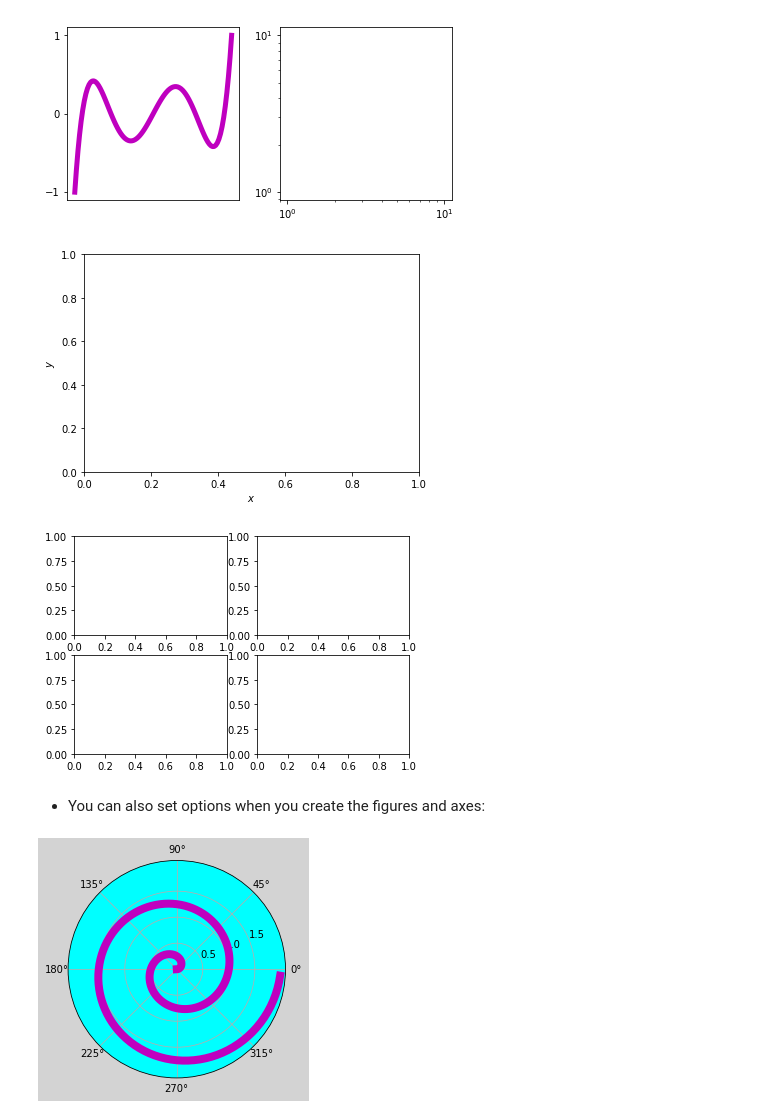
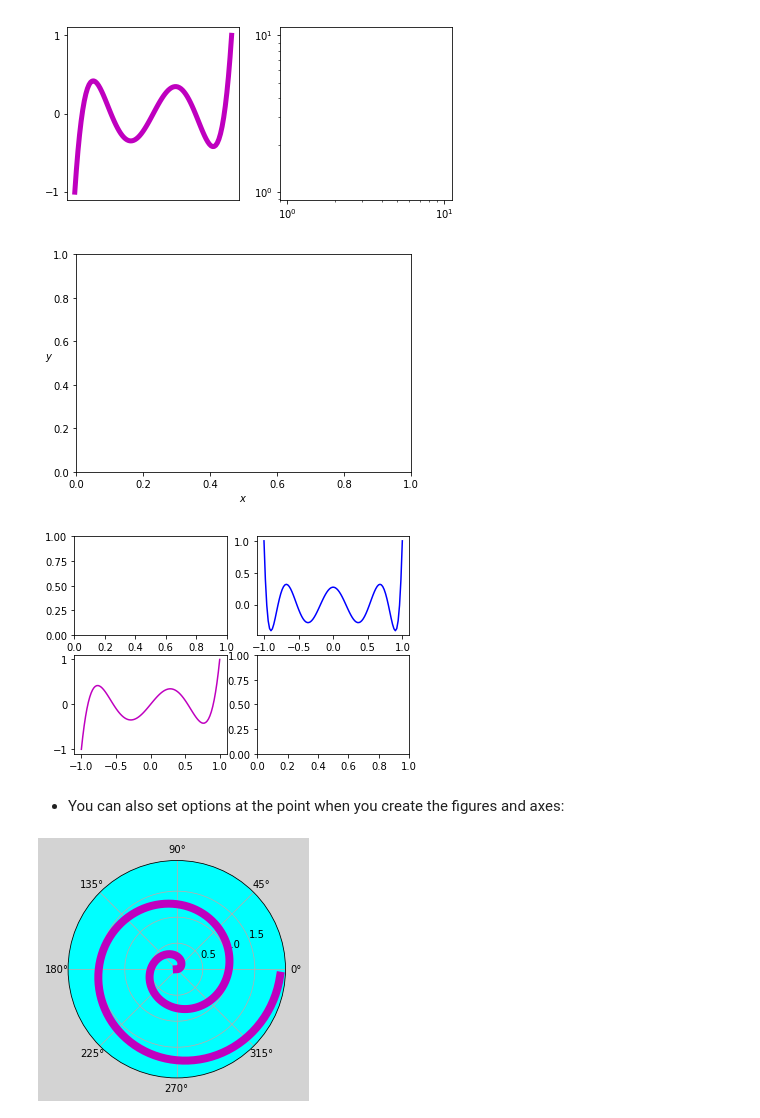
Before and after one commit to o-smith/matplotlibtutorial, a Jupyter notebook: tutorial.ipynb, the cells around one changed output. Cells and saved outputs as stored; diff of their text form; code cells hidden in the pictures.

```diff
--- a/tutorial.ipynb
+++ b/tutorial.ipynb
@@ -155,18 +185,23 @@ ax0 = fig.add_subplot(111)
 
 #Labels can be set like this
 ax0.set_xlabel("$x$")
-ax0.set_ylabel("$y$")
+ax0.set_ylabel("$y$", rotation=0)
 plt.show()
 # %% [output]
-[figure, old version]
+[figure, new version]
 # %%
 #Another, more compact notation you might see
 fig, axvec = plt.subplots(2, 2)
+
+#axvec is now a matrix containing the 4 axis objects
+#We can access each individual axis like this
+axvec[1,0].plot(x,y,'m-')
+axvec[0,1].plot(x,y2,'b-')
 plt.show()
 # %% [output]
-[figure, old version]
+[figure, new version]
 # %% [markdown]
-* You can also set options when you create the figures and axes:
+* You can also set options at the point when you create the figures and axes:
 # %%
 #Make the canvas grey
 fig = plt.figure(facecolor='#D3D3D3')
```
Also changed, not shown: parts of 25 cells of this notebook, 3 other files.
